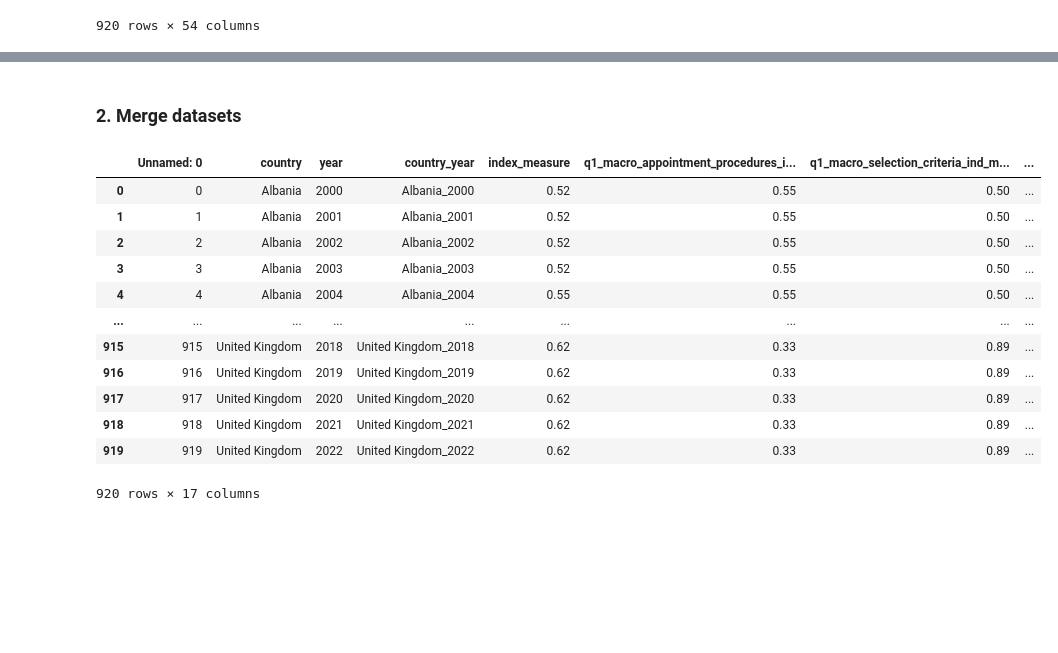
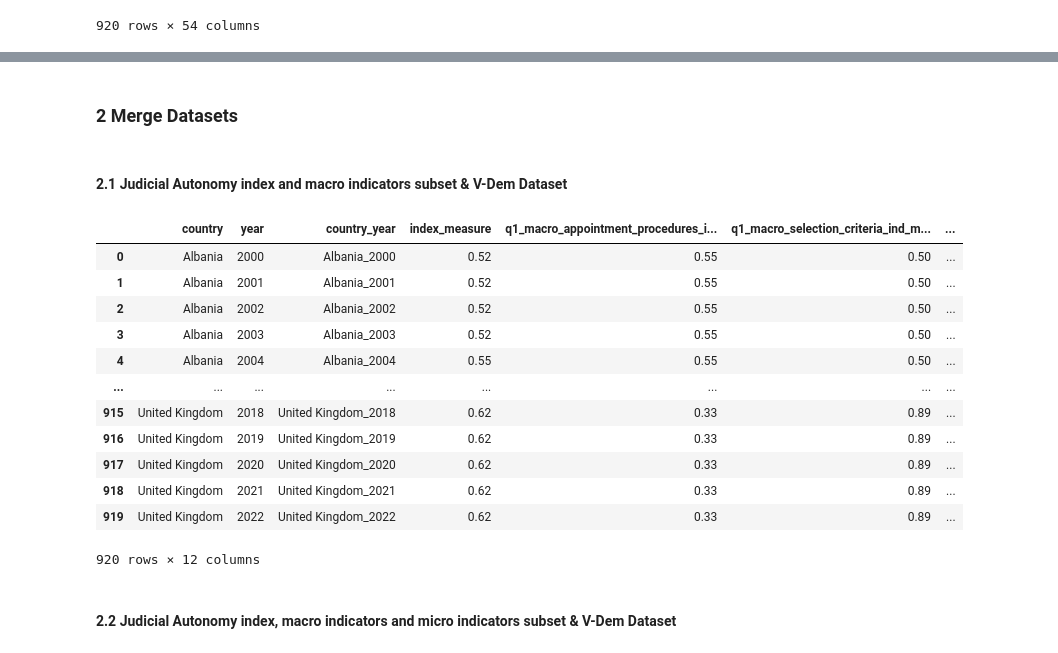
Before and after one commit to najafriederike/judicial-autonomy-index, a Jupyter notebook: notebooks/merge_datasets.ipynb, the cells around one changed output, grey strips where cells are left out. Saved outputs shown, nothing was run; the diff lists cells and outputs as text; code cells hidden in the pictures; blank space fills up the shorter version.

Commit message:
Cleaning notebooks

```diff
--- a/notebooks/merge_datasets.ipynb
+++ b/notebooks/merge_datasets.ipynb
@@ -79,0 +73,5 @@ vdem_cleaned.head()
+# %%
+# Load clean V-Dem Dataset
+
+vdem_cleaned = pd.read_csv(config['output_data']['vdem_episodes_of_regime_transformation_dataset_clean'])
+vdem_cleaned
@@ -80,27 +92,30 @@ vdem_cleaned.head()
 # %% [markdown]
-### 2. Merge datasets
+### 2 Merge Datasets
+# %% [markdown]
+#### 2.1 Judicial Autonomy index and macro indicators subset & V-Dem Dataset
 # %%
-# Merge Judicial Autonomy index and macro-indicators subset & V-Dem dataset
-
+# Merge datasets
 q1_index_macro_vdem = pd.merge(q1_index_macro, vdem_cleaned, how='outer', on=['country', 'year'])
 
 # Export dataset
-q1_index_macro_vdem.to_csv(config['output_data']['q1_output_index_macro_vdem'])
+q1_index_macro_vdem.to_csv(config['output_data']['q1_output_index_macro_vdem'], index=False)
 
 # View dataset
 q1_index_macro_vdem
 # %% [output]
-|  | Unnamed: 0 | country | year | country_year | index_measure | q1_macro_appointment_procedures_i... | q1_macro_selection_criteria_ind_m... | ... |
-| 0 | 0 | Albania | 2000 | Albania_2000 | 0.52 | 0.55 | 0.50 | ... |
-| 1 | 1 | Albania | 2001 | Albania_2001 | 0.52 | 0.55 | 0.50 | ... |
-| 2 | 2 | Albania | 2002 | Albania_2002 | 0.52 | 0.55 | 0.50 | ... |
-| 3 | 3 | Albania | 2003 | Albania_2003 | 0.52 | 0.55 | 0.50 | ... |
-| 4 | 4 | Albania | 2004 | Albania_2004 | 0.55 | 0.55 | 0.50 | ... |
-| ... | ... | ... | ... | ... | ... | ... | ... | ... |
-| 915 | 915 | United Kingdom | 2018 | United Kingdom_2018 | 0.62 | 0.33 | 0.89 | ... |
-| 916 | 916 | United Kingdom | 2019 | United Kingdom_2019 | 0.62 | 0.33 | 0.89 | ... |
-| 917 | 917 | United Kingdom | 2020 | United Kingdom_2020 | 0.62 | 0.33 | 0.89 | ... |
-| 918 | 918 | United Kingdom | 2021 | United Kingdom_2021 | 0.62 | 0.33 | 0.89 | ... |
-| 919 | 919 | United Kingdom | 2022 | United Kingdom_2022 | 0.62 | 0.33 | 0.89 | ... |
+|  | country | year | country_year | index_measure | q1_macro_appointment_procedures_i... | q1_macro_selection_criteria_ind_m... | ... |
+| 0 | Albania | 2000 | Albania_2000 | 0.52 | 0.55 | 0.50 | ... |
+| 1 | Albania | 2001 | Albania_2001 | 0.52 | 0.55 | 0.50 | ... |
+| 2 | Albania | 2002 | Albania_2002 | 0.52 | 0.55 | 0.50 | ... |
+| 3 | Albania | 2003 | Albania_2003 | 0.52 | 0.55 | 0.50 | ... |
+| 4 | Albania | 2004 | Albania_2004 | 0.55 | 0.55 | 0.50 | ... |
+| ... | ... | ... | ... | ... | ... | ... | ... |
+| 915 | United Kingdom | 2018 | United Kingdom_2018 | 0.62 | 0.33 | 0.89 | ... |
+| 916 | United Kingdom | 2019 | United Kingdom_2019 | 0.62 | 0.33 | 0.89 | ... |
+| 917 | United Kingdom | 2020 | United Kingdom_2020 | 0.62 | 0.33 | 0.89 | ... |
+| 918 | United Kingdom | 2021 | United Kingdom_2021 | 0.62 | 0.33 | 0.89 | ... |
+| 919 | United Kingdom | 2022 | United Kingdom_2022 | 0.62 | 0.33 | 0.89 | ... |
-920 rows × 17 columns
+920 rows × 12 columns
+# %% [markdown]
+#### 2.2 Judicial Autonomy index, macro indicators and micro indicators subset & V-Dem Dataset
 # %%
```
Also changed, not shown: parts of 12 cells of this notebook, 3 other files.
